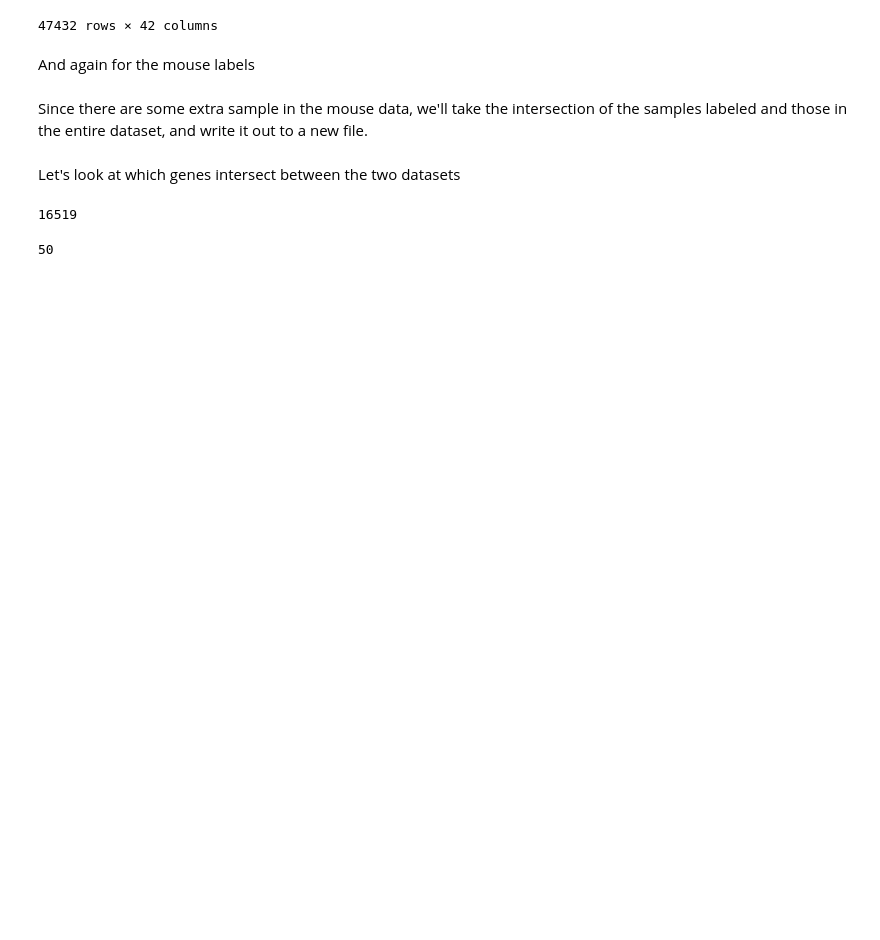
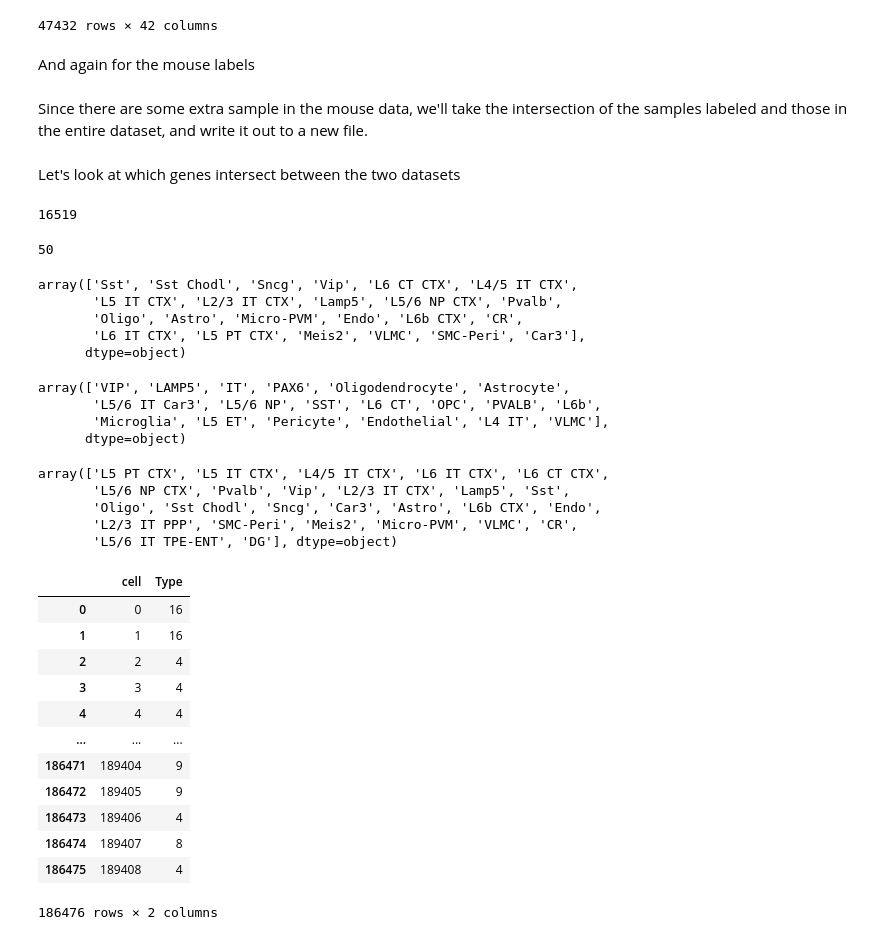
Before and after one commit to braingeneers/SIMS, a Jupyter notebook: notebooks/benchmark_dataset_setup.ipynb, the cells around one changed output. Cells and saved outputs as stored; diff of their text form; code cells hidden in the pictures; blank space fills up the shorter version.

```diff
--- a/notebooks/benchmark_dataset_setup.ipynb
+++ b/notebooks/benchmark_dataset_setup.ipynb
@@ -108,0 +112,15 @@ max(pd.read_csv('../data/mouse/MouseAdultInhibitoryNeurons_labels.csv')['numeric
+# %%
+testlabels['subclass_label'].unique()
+# %% [output]
+array(['Sst', 'Sst Chodl', 'Sncg', 'Vip', 'L6 CT CTX', 'L4/5 IT CTX',
+       'L5 IT CTX', 'L2/3 IT CTX', 'Lamp5', 'L5/6 NP CTX', 'Pvalb',
+       'Oligo', 'Astro', 'Micro-PVM', 'Endo', 'L6b CTX', 'CR',
+       'L6 IT CTX', 'L5 PT CTX', 'Meis2', 'VLMC', 'SMC-Peri', 'Car3'],
+      dtype=object)
+# %%
+trainlabels['subclass_label'].unique()
+# %% [output]
+array(['VIP', 'LAMP5', 'IT', 'PAX6', 'Oligodendrocyte', 'Astrocyte',
+       'L5/6 IT Car3', 'L5/6 NP', 'SST', 'L6 CT', 'OPC', 'PVALB', 'L6b',
+       'Microglia', 'L5 ET', 'Pericyte', 'Endothelial', 'L4 IT', 'VLMC'],
+      dtype=object)
@@ -108,0 +142,24 @@ max(pd.read_csv('../data/mouse/MouseAdultInhibitoryNeurons_labels.csv')['numeric
+# %%
+pd.read_csv('../data/benchmark/mouse_labels/mouse_VISp_labels_clean.csv')['subclass_label'].unique()
+# %% [output]
+array(['L5 PT CTX', 'L5 IT CTX', 'L4/5 IT CTX', 'L6 IT CTX', 'L6 CT CTX',
+       'L5/6 NP CTX', 'Pvalb', 'Vip', 'L2/3 IT CTX', 'Lamp5', 'Sst',
+       'Oligo', 'Sst Chodl', 'Sncg', 'Car3', 'Astro', 'L6b CTX', 'Endo',
+       'L2/3 IT PPP', 'SMC-Peri', 'Meis2', 'Micro-PVM', 'VLMC', 'CR',
+       'L5/6 IT TPE-ENT', 'DG'], dtype=object)
+# %%
+pd.read_csv('../data/bhaduri/primary_bhaduri_labels.csv')
+# %% [output]
+|  | cell | Type |
+| 0 | 0 | 16 |
+| 1 | 1 | 16 |
+| 2 | 2 | 4 |
+| 3 | 3 | 4 |
+| 4 | 4 | 4 |
+| ... | ... | ... |
+| 186471 | 189404 | 9 |
+| 186472 | 189405 | 9 |
+| 186473 | 189406 | 4 |
+| 186474 | 189407 | 8 |
+| 186475 | 189408 | 4 |
+186476 rows × 2 columns
```
Also changed, not shown: parts of 5 cells of this notebook, 9 other files.
